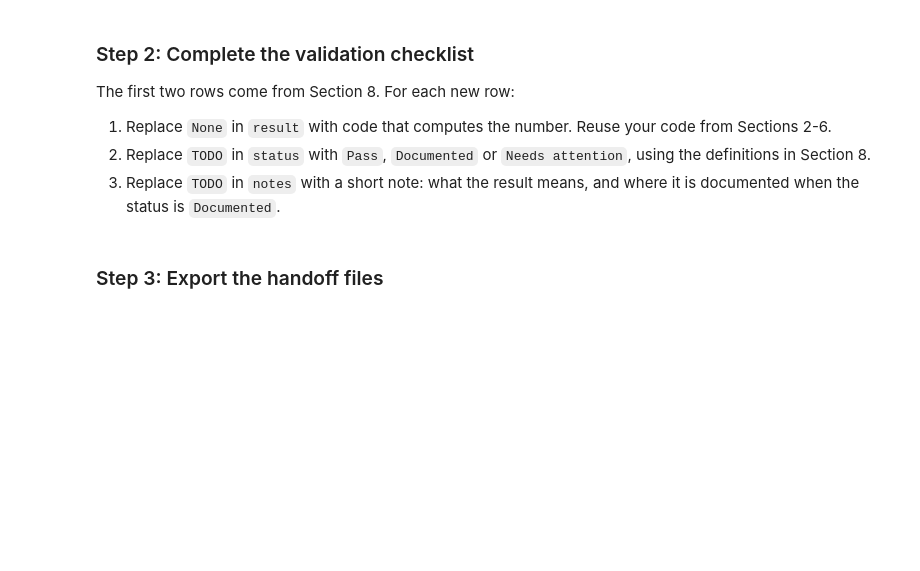
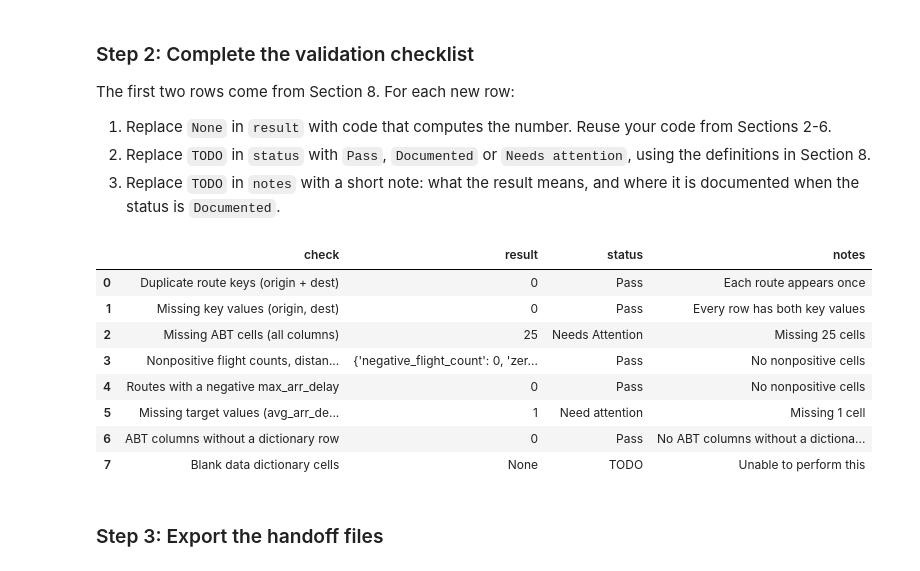
Before and after one commit to h4mmus/ban6003-week11-leoahmetovic, a Jupyter notebook: notebooks/module11_abt_documentation_guided_lab.ipynb, the cells around one changed output. Cells and saved outputs as stored; diff of their text form; code cells hidden in the pictures; blank space fills up the shorter version.

```diff
--- a/notebooks/module11_abt_documentation_guided_lab.ipynb
+++ b/notebooks/module11_abt_documentation_guided_lab.ipynb
@@ -526,21 +724,31 @@ The first two rows come from Section 8. For each new row:
 # %%
 # Offline Assignment, step 2 - complete the validation checklist.
 # Hints:
 # - Missing ABT cells: .isna().sum().sum() on route_abt.
 # - Nonpositive values: add up the three Boolean checks from Section 4.
 # - Negative max_arr_delay: the condition from Your Turn 3, then .sum().
 # - ABT columns without a dictionary row: compare route_abt.columns with data_dictionary["column_name"].
 # - Blank dictionary cells: select doc_fields, .fillna(""), strip whitespace, compare to "", then sum twice.
 validation_checklist = pd.DataFrame(checklist_rows + [
-    {"check": "Missing ABT cells (all columns)", "result": None, "status": "TODO", "notes": "TODO"},
-    {"check": "Nonpositive flight counts, distances and air times", "result": None, "status": "TODO", "notes": "TODO"},
-    {"check": "Routes with a negative max_arr_delay", "result": None, "status": "TODO", "notes": "TODO"},
-    {"check": "Missing target values (avg_arr_delay)", "result": None, "status": "TODO", "notes": "TODO"},
-    {"check": "ABT columns without a dictionary row", "result": None, "status": "TODO", "notes": "TODO"},
-    {"check": "Blank data dictionary cells", "result": None, "status": "TODO", "notes": "TODO"},
+    {"check": "Missing ABT cells (all columns)", "result": route_abt.isna().sum().sum(), "status": "Needs Attention", "notes": "Missing 25 cells"},
+    {"check": "Nonpositive flight counts, distances and air times", "result": checks, "status": "Pass", "notes": "No nonpositive cells"},
+    {"check": "Routes with a negative max_arr_delay", "result": (route_abt["flight_count"] < 0).sum(), "status": "Pass", "notes": "No nonpositive cells"},
+    {"check": "Missing target values (avg_arr_delay)", "result": missing_summary.sort_values(ascending=False).isna().sum().sum(), "status": "Need attention", "notes": "Missing 1 cell"},
+    {"check": "ABT columns without a dictionary row", "result": data_dictionary.isna().sum().sum(), "status": "Pass", "notes": "No ABT columns without a dictionary row"},
+    {"check": "Blank data dictionary cells", "result": None, "status": "TODO", "notes": "Unable to perform this"},
 ])
 
 validation_checklist
+# %% [output]
+|  | check | result | status | notes |
+| 0 | Duplicate route keys (origin + dest) | 0 | Pass | Each route appears once |
+| 1 | Missing key values (origin, dest) | 0 | Pass | Every row has both key values |
+| 2 | Missing ABT cells (all columns) | 25 | Needs Attention | Missing 25 cells |
+| 3 | Nonpositive flight counts, distan... | {'negative_flight_count': 0, 'zer... | Pass | No nonpositive cells |
+| 4 | Routes with a negative max_arr_delay | 0 | Pass | No nonpositive cells |
+| 5 | Missing target values (avg_arr_de... | 1 | Need attention | Missing 1 cell |
+| 6 | ABT columns without a dictionary row | 0 | Pass | No ABT columns without a dictiona... |
+| 7 | Blank data dictionary cells | None | TODO | Unable to perform this |
 # %% [markdown]
 ### Step 3: Export the handoff files
 # %%
```
Also changed, not shown: parts of 30 cells of this notebook.
